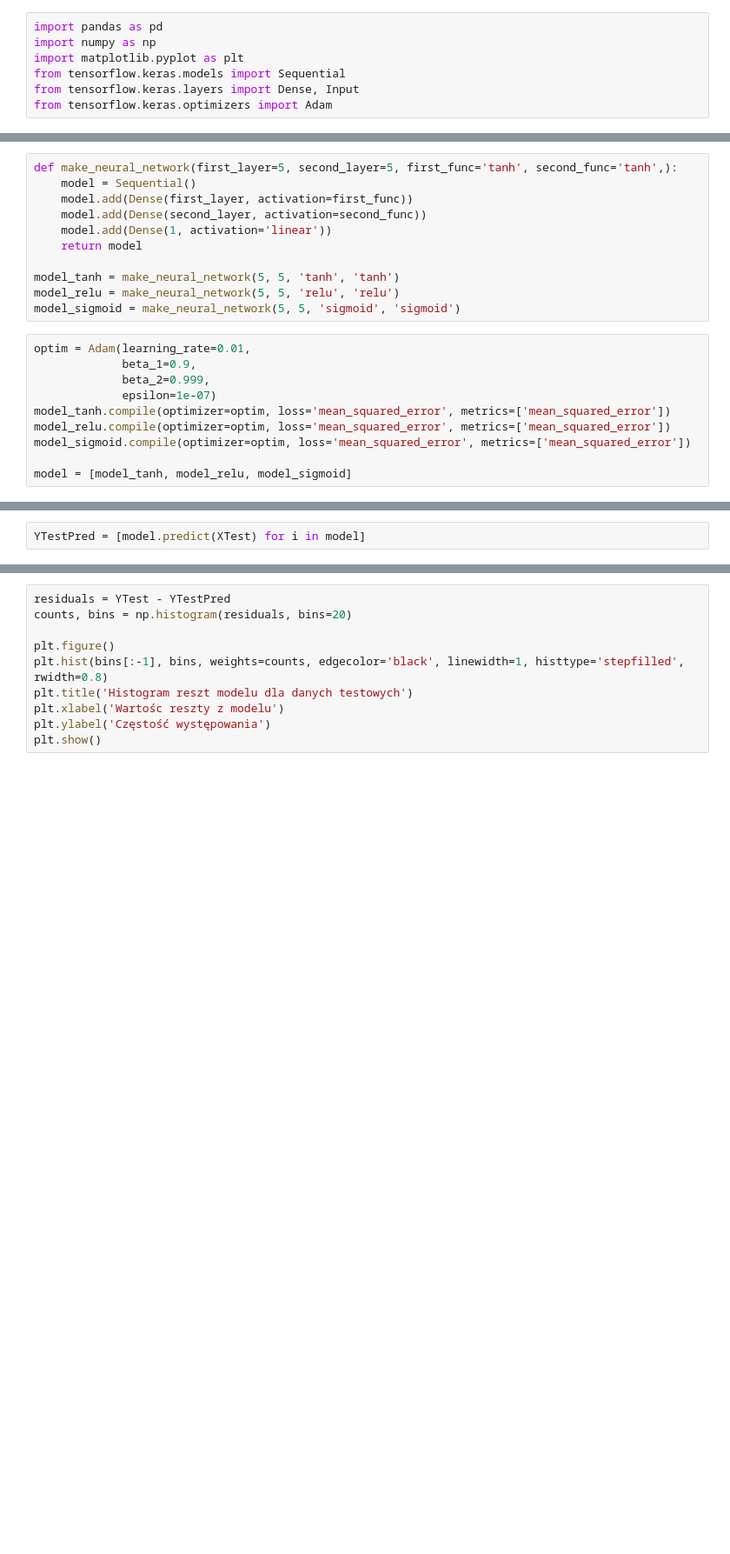
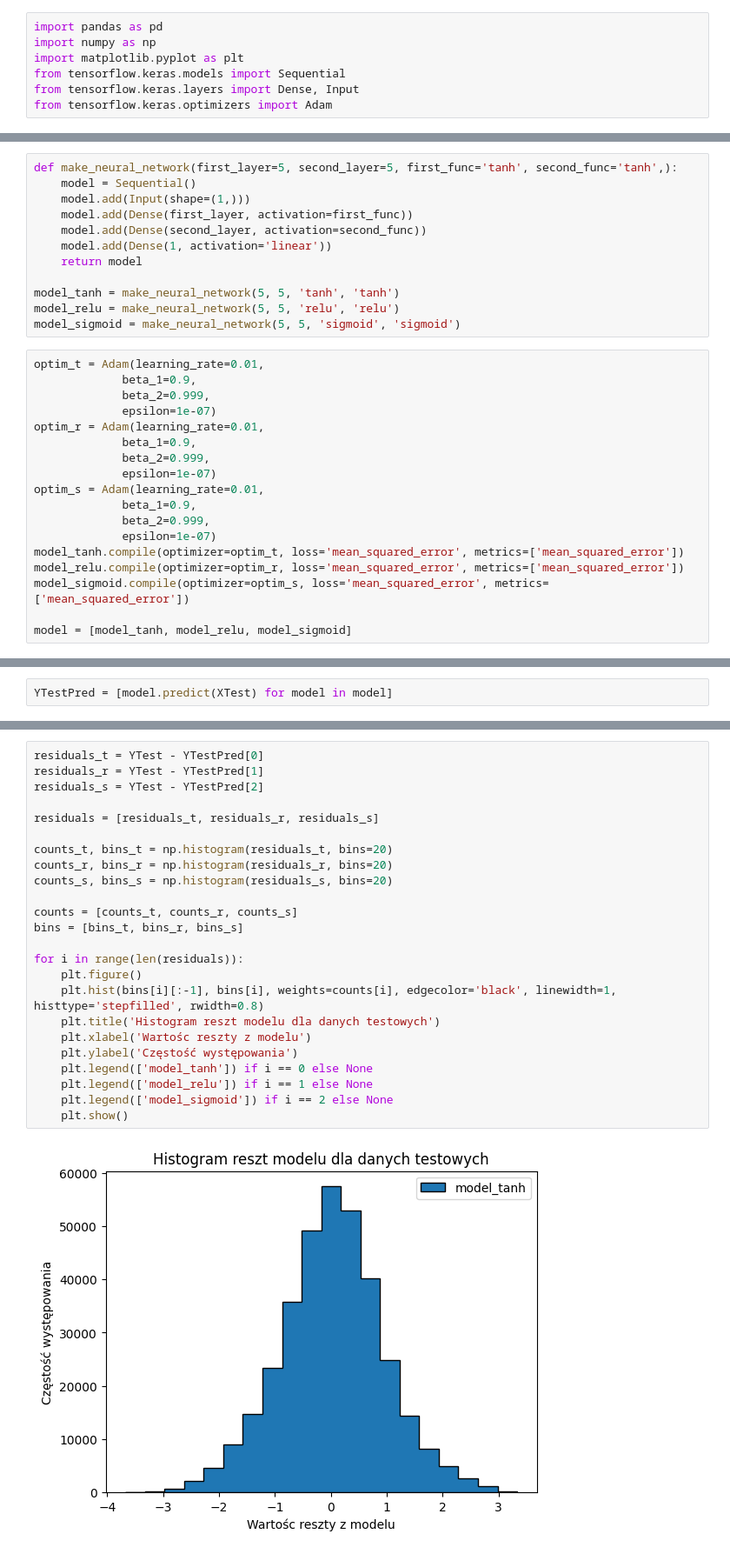
Before and after one commit to Wooyceps/Artificial-Inteligence-in-Robotics, a Jupyter notebook: laboratorium_3/zadanie_2.ipynb, the cells around one changed output, grey strips where cells are left out. Shown at 87% size. Cells and saved outputs as stored; diff of their text form; blank space fills up the shorter version.

Commit message:
everything done apart from metrics

```diff
--- a/laboratorium_3/zadanie_2.ipynb
+++ b/laboratorium_3/zadanie_2.ipynb
@@ -73,6 +85,7 @@ plt.legend(['YTest'])
 # %%
 def make_neural_network(first_layer=5, second_layer=5, first_func='tanh', second_func='tanh',):
     model = Sequential()
+    model.add(Input(shape=(1,)))
     model.add(Dense(first_layer, activation=first_func))
     model.add(Dense(second_layer, activation=second_func))
     model.add(Dense(1, activation='linear'))
@@ -82,13 +95,21 @@ model_tanh = make_neural_network(5, 5, 'tanh', 'tanh')
 model_relu = make_neural_network(5, 5, 'relu', 'relu')
 model_sigmoid = make_neural_network(5, 5, 'sigmoid', 'sigmoid')
 # %%
-optim = Adam(learning_rate=0.01,
+optim_t = Adam(learning_rate=0.01,
              beta_1=0.9,
              beta_2=0.999,
              epsilon=1e-07)
-model_tanh.compile(optimizer=optim, loss='mean_squared_error', metrics=['mean_squared_error'])
-model_relu.compile(optimizer=optim, loss='mean_squared_error', metrics=['mean_squared_error'])
-model_sigmoid.compile(optimizer=optim, loss='mean_squared_error', metrics=['mean_squared_error'])
+optim_r = Adam(learning_rate=0.01,
+             beta_1=0.9,
+             beta_2=0.999,
+             epsilon=1e-07)
+optim_s = Adam(learning_rate=0.01,
+             beta_1=0.9,
+             beta_2=0.999,
+             epsilon=1e-07)
+model_tanh.compile(optimizer=optim_t, loss='mean_squared_error', metrics=['mean_squared_error'])
+model_relu.compile(optimizer=optim_r, loss='mean_squared_error', metrics=['mean_squared_error'])
+model_sigmoid.compile(optimizer=optim_s, loss='mean_squared_error', metrics=['mean_squared_error'])
 
 model = [model_tanh, model_relu, model_sigmoid]
 # %%
@@ -111,2 +154,2 @@ for hist in hist:
 # %%
-YTestPred = [model.predict(XTest) for i in model]
+YTestPred = [model.predict(XTest) for model in model]
@@ -124,10 +175,26 @@ for idx, ypred in enumerate(YTestPred):
 # %%
-residuals = YTest - YTestPred
-counts, bins = np.histogram(residuals, bins=20)
+residuals_t = YTest - YTestPred[0]
+residuals_r = YTest - YTestPred[1]
+residuals_s = YTest - YTestPred[2]
 
-plt.figure()
-plt.hist(bins[:-1], bins, weights=counts, edgecolor='black', linewidth=1, histtype='stepfilled', rwidth=0.8)
-plt.title('Histogram reszt modelu dla danych testowych')
-plt.xlabel('Wartośc reszty z modelu')
-plt.ylabel('Częstość występowania')
-plt.show()
+residuals = [residuals_t, residuals_r, residuals_s]
+
+counts_t, bins_t = np.histogram(residuals_t, bins=20)
+counts_r, bins_r = np.histogram(residuals_r, bins=20)
+counts_s, bins_s = np.histogram(residuals_s, bins=20)
+
+counts = [counts_t, counts_r, counts_s]
+bins = [bins_t, bins_r, bins_s]
+
+for i in range(len(residuals)):
+    plt.figure()
+    plt.hist(bins[i][:-1], bins[i], weights=counts[i], edgecolor='black', linewidth=1, histtype='stepfilled', rwidth=0.8)
+    plt.title('Histogram reszt modelu dla danych testowych')
+    plt.xlabel('Wartośc reszty z modelu')
+    plt.ylabel('Częstość występowania')
+    plt.legend(['model_tanh']) if i == 0 else None
+    plt.legend(['model_relu']) if i == 1 else None
+    plt.legend(['model_sigmoid']) if i == 2 else None
+    plt.show()
+# %% [output]
+[figure, added]
```
Also changed, not shown: parts of 9 cells of this notebook.
